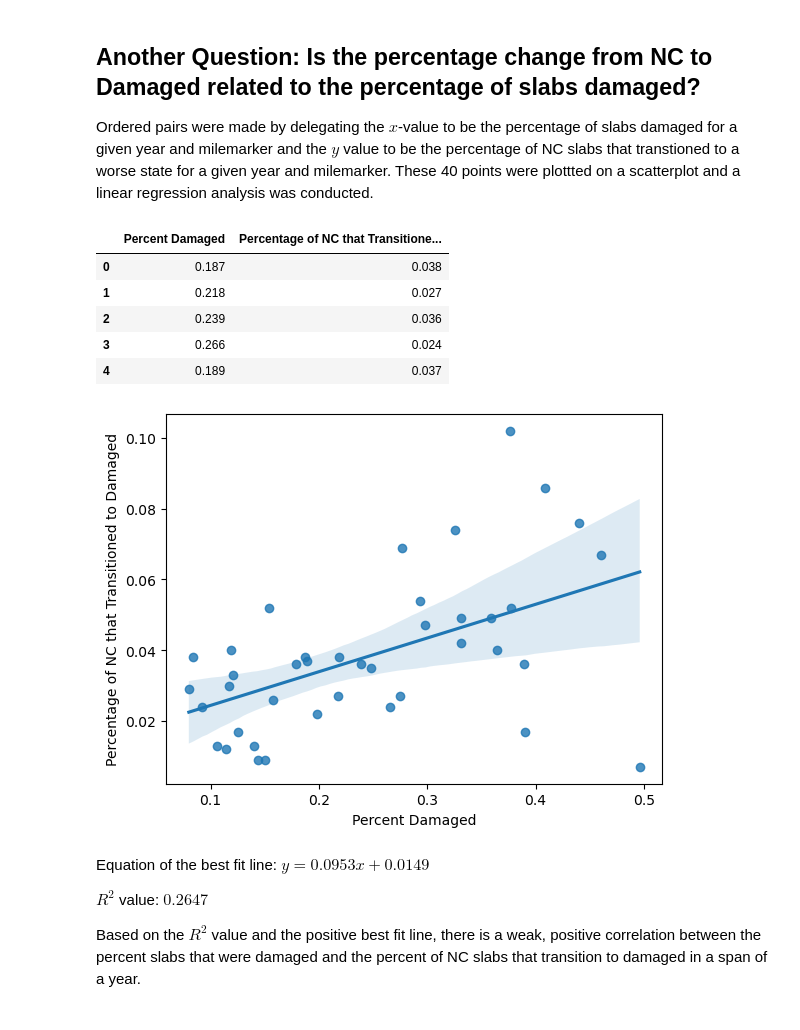
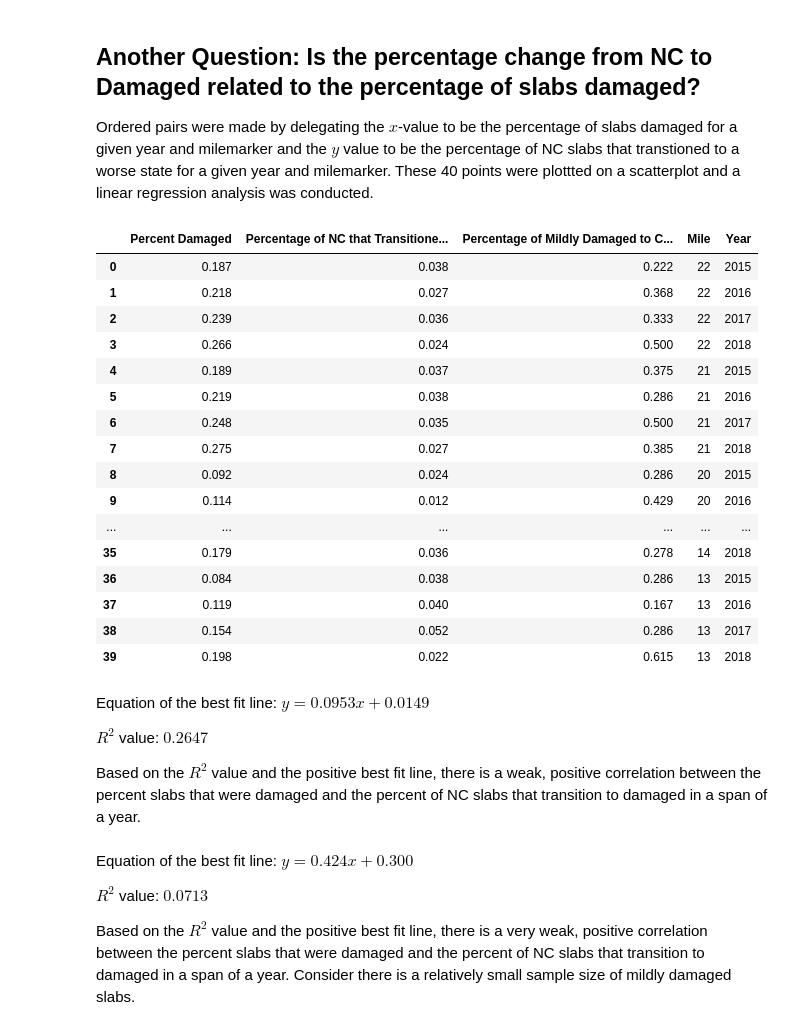
Before and after one commit to jadenl99/Pavement-Forecasting, a Jupyter notebook: src/correlation.ipynb, the cells around one changed output. Saved outputs shown, nothing was run; the diff lists cells and outputs as text; code cells hidden in the pictures.

```diff
--- a/src/correlation.ipynb
+++ b/src/correlation.ipynb
@@ -55,14 +59,16 @@ def create_TPM_by_mile(df_by_mile, mile_start, mile_end, year_start, year_end):
             TPM = TPM.reindex(['NC', 'L1', 'T1', 'L2', 'T2', 'CC', 'SS'])
             TPM = TPM.reindex(['NC', 'L1', 'T1', 'L2', 'T2', 'CC', 'SS'], axis=1)
             TPM = TPM.fillna(0)
+            freq = TPM
             # Calculate percentages
             TPM = TPM.div(TPM.sum(axis=1), axis=0).round(3)
             TPM = TPM.fillna(0)
             # a TPM can be accessed by the milemarker and the year, where the transition happens from year-1 to year.
-            TPMs[(mile, year)] = TPM
+            TPMs[(mile, year)] = (TPM, freq)
     return TPMs
 
 
+# A TPM can be accessed by TPMs[mile, year][0] and the two-way frequency can be accessed by TPMs[mile, year][1]
 df_by_mile = group_by_mile(df, 12, 22)
 df_by_mile_aggregate = {}
 TPMs = create_TPM_by_mile(df_by_mile, 12, 22, 2014, 2018)
@@ -77,14 +83,20 @@ To explore the first question, a line graph can be made. The rate of NCs transit
 $P_{NC, L1} + P_{NC, T1} + P_{NC, L2} + P_{NC, T2} + P_{NC, CC} + P_{NC, SS} = 1 - P_{NC, NC}$
 # %%
 def calc_NC_to_damaged(mile, year):
-    return 1 - TPMs[(mile, year)].loc['NC', 'NC']
+    return 1 - TPMs[(mile, year)][0].loc['NC', 'NC']
 
+def calc_mildly_damaged_to_critically_damaged(mile, year):
+    freq_table = TPMs[(mile, year)][1]
+    num_mildly_damaged_before = freq_table.loc['T1'].sum() + freq_table.loc['L1'].sum()
+    return (num_mildly_damaged_before - freq_table.loc['T1', 'T1'] - freq_table.loc['L1', 'L1'] - freq_table.loc['L1', 'T1']) / num_mildly_damaged_before
 table = {}
-
+table1 = {}
 for mile in range(22, 12, -1):
     table[mile] = []
+    table1[mile] = []
     for year in range(2015, 2019):
         table[mile].append(calc_NC_to_damaged(mile, year))
+        table1[mile].append(calc_mildly_damaged_to_critically_damaged(mile, year).round(3))
 
 
 
@@ -92,7 +104,11 @@ for mile in range(22, 12, -1):
 NC_to_damaged = pd.DataFrame(table)
 NC_to_damaged.index = ['2015', '2016', '2017', '2018']
 
+mild_to_critical = pd.DataFrame(table1)
+mild_to_critical.index = ['2015', '2016', '2017', '2018']
+
 display(NC_to_damaged)
+display(mild_to_critical)
 NC_to_damaged.plot(use_index=True, marker='o', title='Percentage of NC slabs that transition to damaged states over time', colormap='turbo', figsize=(10, 5), ylabel='Percent Change from NC to Damaged', xlabel='Time')
 # %% [output]
 |  | 22 | 21 | 20 | 19 | 18 | 17 | 16 | 15 | 14 | 13 |
@@ -109,31 +130,44 @@ Conclusions: Overall, there was no significant trend in the change of rate from
 Ordered pairs were made by delegating the $x$-value to be the percentage of slabs damaged for a given year and milemarker and the $y$ value to be the percentage of NC slabs that transtioned to a worse state for a given year and milemarker. These 40 points were plottted on a scatterplot and a linear regression analysis was conducted.
 # %%
 def pair_values():
-    rate_of_damage_vs_damage = {'Percent Damaged' : [], 'Percentage of NC that Transitioned to Damaged' : []}
+    rate_of_damage_vs_damage = {'Percent Damaged' : [], 'Percentage of NC that Transitioned to Damaged' : [], 'Percentage of Mildly Damaged to Critically Damaged': [], 'Mile' : [], 'Year' : []}
     for mile in range(22, 12, -1):
         for year in range(2015, 2019):
             freq = pd.crosstab(df_by_mile[mile][str(year - 1)], 'count')
             freq['relative freq'] = freq['count'] / freq['count'].sum()
             percent_damaged = (1 - freq.loc['NC', 'relative freq']).round(3)
             rate_of_damage = NC_to_damaged.loc[str(year), mile]
             rate_of_damage_vs_damage['Percent Damaged'].append(percent_damaged)
             rate_of_damage_vs_damage['Percentage of NC that Transitioned to Damaged'].append(rate_of_damage)
+            rate_of_damage_vs_damage['Percentage of Mildly Damaged to Critically Damaged'].append(mild_to_critical.loc[str(year), mile])
+            rate_of_damage_vs_damage['Mile'].append(str(mile))
+            rate_of_damage_vs_damage['Year'].append(str(year))
     return pd.DataFrame(rate_of_damage_vs_damage)
 
 rate_of_damage_vs_damage = pair_values()
-display(rate_of_damage_vs_damage.head())
+display(rate_of_damage_vs_damage)
 
-sns.regplot(x='Percent Damaged', y='Percentage of NC that Transitioned to Damaged', data=rate_of_damage_vs_damage, scatter=True)
 
-rate_of_damage_vs_damage.to_csv('..\spreadsheet_data\\rate_of_damage_vs_damage.csv')
+fig = px.scatter(rate_of_damage_vs_damage, x='Percent Damaged', y='Percentage of NC that Transitioned to Damaged', color='Mile', trendline='ols', trendline_scope='overall', title='Percent Damaged vs. Percentage of NC that Transitioned to Damaged')
+fig.show()
 # %% [output]
-|  | Percent Damaged | Percentage of NC that Transitione... |
-| 0 | 0.187 | 0.038 |
-| 1 | 0.218 | 0.027 |
-| 2 | 0.239 | 0.036 |
-| 3 | 0.266 | 0.024 |
-| 4 | 0.189 | 0.037 |
+|  | Percent Damaged | Percentage of NC that Transitione... | Percentage of Mildly Damaged to C... | Mile | Year |
+| 0 | 0.187 | 0.038 | 0.222 | 22 | 2015 |
+| 1 | 0.218 | 0.027 | 0.368 | 22 | 2016 |
+| 2 | 0.239 | 0.036 | 0.333 | 22 | 2017 |
+| 3 | 0.266 | 0.024 | 0.500 | 22 | 2018 |
+| 4 | 0.189 | 0.037 | 0.375 | 21 | 2015 |
+| 5 | 0.219 | 0.038 | 0.286 | 21 | 2016 |
+| 6 | 0.248 | 0.035 | 0.500 | 21 | 2017 |
+| 7 | 0.275 | 0.027 | 0.385 | 21 | 2018 |
+| 8 | 0.092 | 0.024 | 0.286 | 20 | 2015 |
+| 9 | 0.114 | 0.012 | 0.429 | 20 | 2016 |
+| ... | ... | ... | ... | ... | ... |
+| 35 | 0.179 | 0.036 | 0.278 | 14 | 2018 |
+| 36 | 0.084 | 0.038 | 0.286 | 13 | 2015 |
+| 37 | 0.119 | 0.040 | 0.167 | 13 | 2016 |
+| 38 | 0.154 | 0.052 | 0.286 | 13 | 2017 |
+| 39 | 0.198 | 0.022 | 0.615 | 13 | 2018 |
-[figure, removed]
 # %% [markdown]
 Equation of the best fit line: $y = 0.0953x + 0.0149$
 
@@ -142,0 +180,6 @@ Based on the $R^2$ value and the positive best fit line, there is a weak, positi
+# %% [markdown]
+Equation of the best fit line: $y = 0.424x + 0.300$
+
+$R^2$ value: $0.0713$
+
+Based on the $R^2$ value and the positive best fit line, there is a very weak, positive correlation between the percent slabs that were damaged and the percent of NC slabs that transition to damaged in a span of a year. Consider there is a relatively small sample size of mildly damaged slabs.
```
Also changed, not shown: parts of 4 cells of this notebook, 3 other files.
